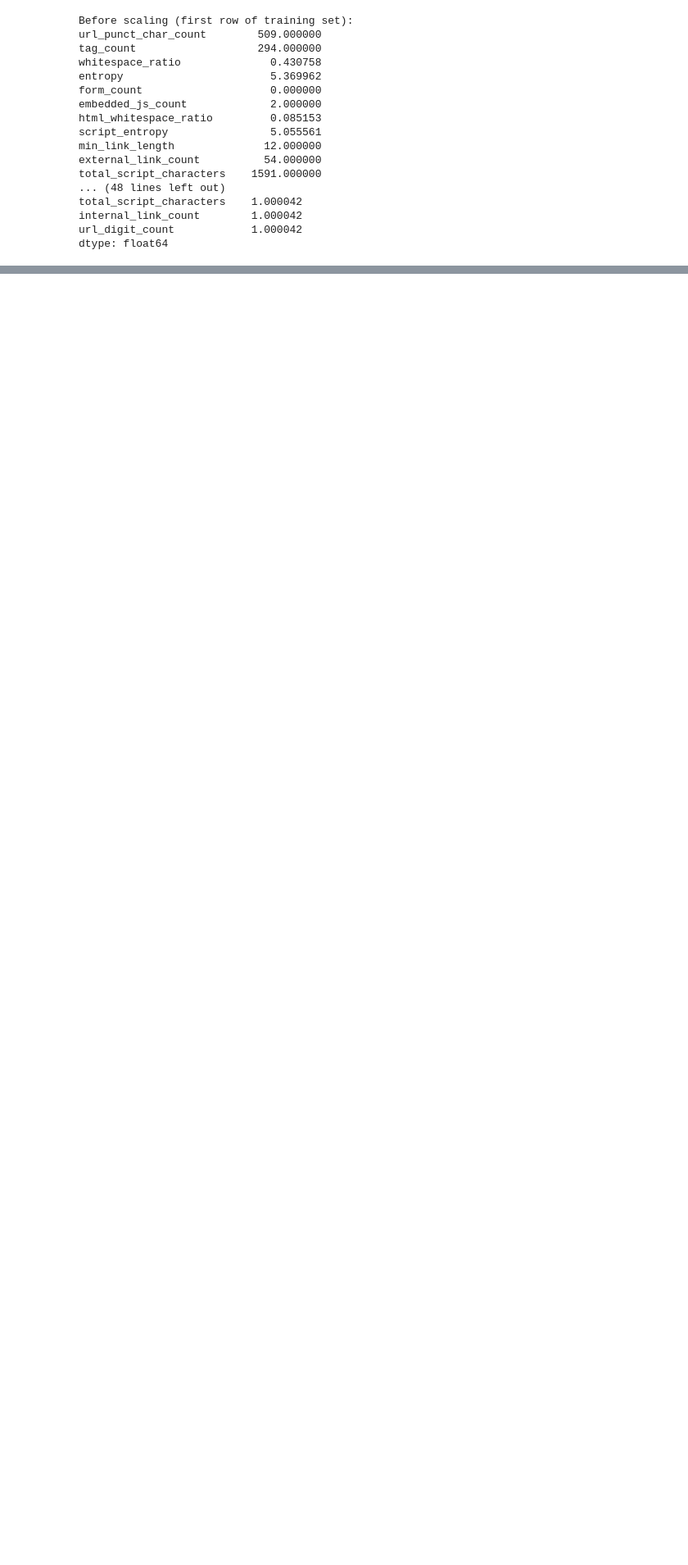
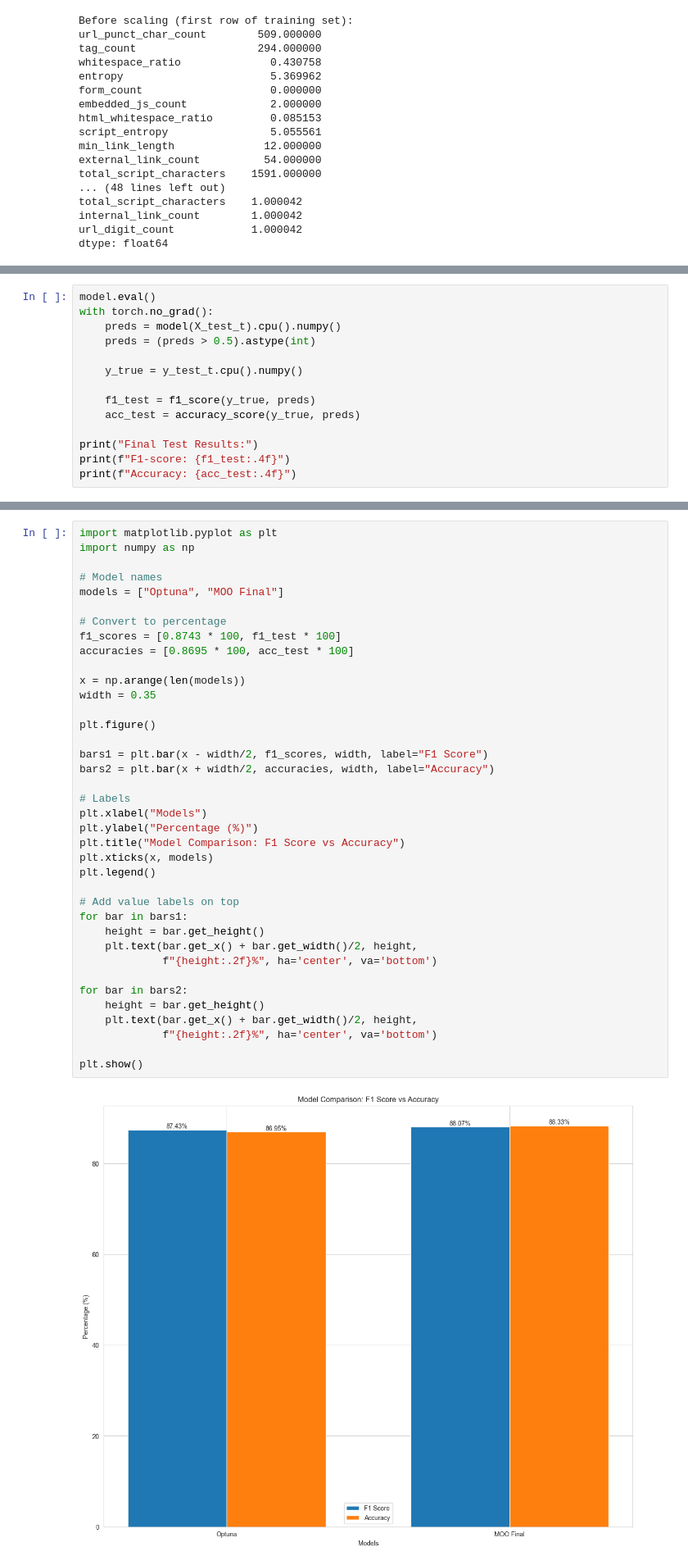
Before and after one commit to mishellguanoc/Multi-ObjectiveOptimization, a Jupyter notebook: eda_organized.ipynb, the cells around one changed output, grey strips where cells are left out. Shown at 82% size. Cells and saved outputs as stored; diff of their text form; blank space fills up the shorter version.

```diff
--- a/eda_organized.ipynb
+++ b/eda_organized.ipynb
@@ -520,0 +1021,14 @@ dtype: float64
+# %%
+model.eval()
+with torch.no_grad():
+    preds = model(X_test_t).cpu().numpy()
+    preds = (preds > 0.5).astype(int)
+
+    y_true = y_test_t.cpu().numpy()
+
+    f1_test = f1_score(y_true, preds)
+    acc_test = accuracy_score(y_true, preds)
+
+print("Final Test Results:")
+print(f"F1-score: {f1_test:.4f}")
+print(f"Accuracy: {acc_test:.4f}")
@@ -520,0 +1039,40 @@ dtype: float64
+# %%
+import matplotlib.pyplot as plt
+import numpy as np
+
+# Model names
+models = ["Optuna", "MOO Final"]
+
+# Convert to percentage
+f1_scores = [0.8743 * 100, f1_test * 100]
+accuracies = [0.8695 * 100, acc_test * 100]
+
+x = np.arange(len(models))
+width = 0.35
+
+plt.figure()
+
+bars1 = plt.bar(x - width/2, f1_scores, width, label="F1 Score")
+bars2 = plt.bar(x + width/2, accuracies, width, label="Accuracy")
+
+# Labels
+plt.xlabel("Models")
+plt.ylabel("Percentage (%)")
+plt.title("Model Comparison: F1 Score vs Accuracy")
+plt.xticks(x, models)
+plt.legend()
+
+# Add value labels on top
+for bar in bars1:
+    height = bar.get_height()
+    plt.text(bar.get_x() + bar.get_width()/2, height,
+             f"{height:.2f}%", ha='center', va='bottom')
+
+for bar in bars2:
+    height = bar.get_height()
+    plt.text(bar.get_x() + bar.get_width()/2, height,
+             f"{height:.2f}%", ha='center', va='bottom')
+
+plt.show()
+# %% [output]
+[figure, added]
```
Also changed, not shown: parts of 25 cells of this notebook, 1 other file.
